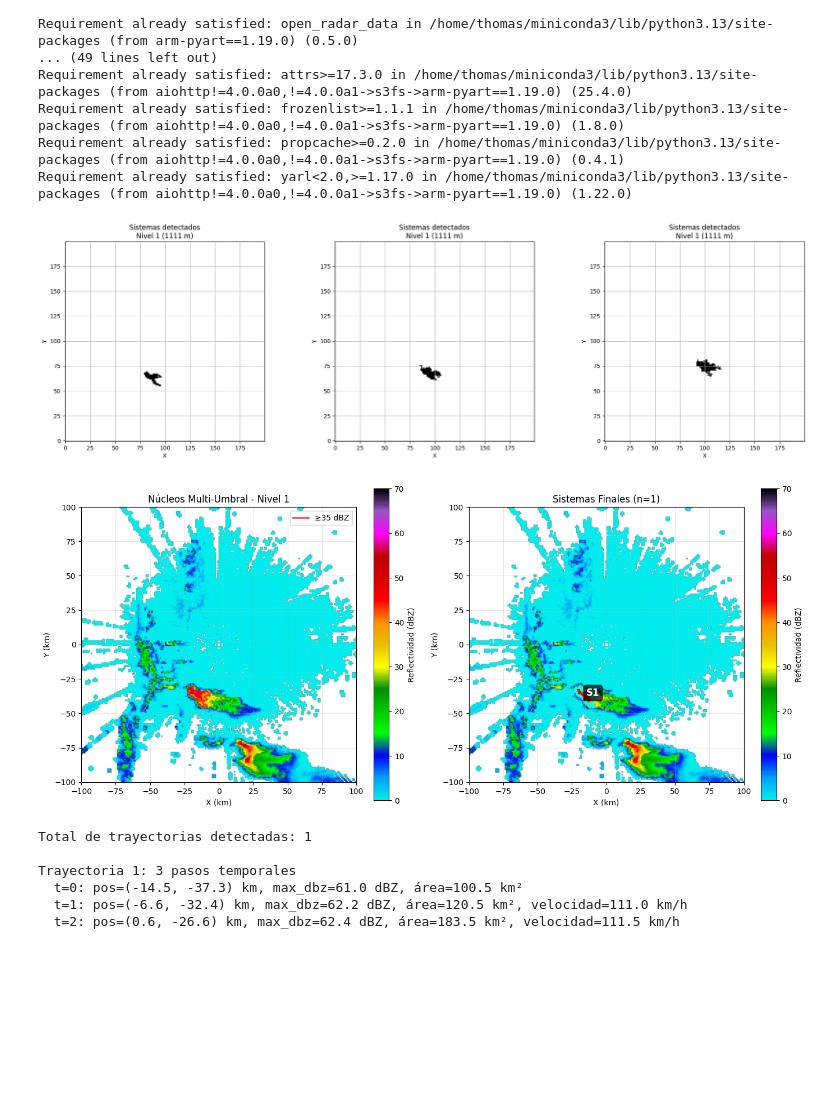
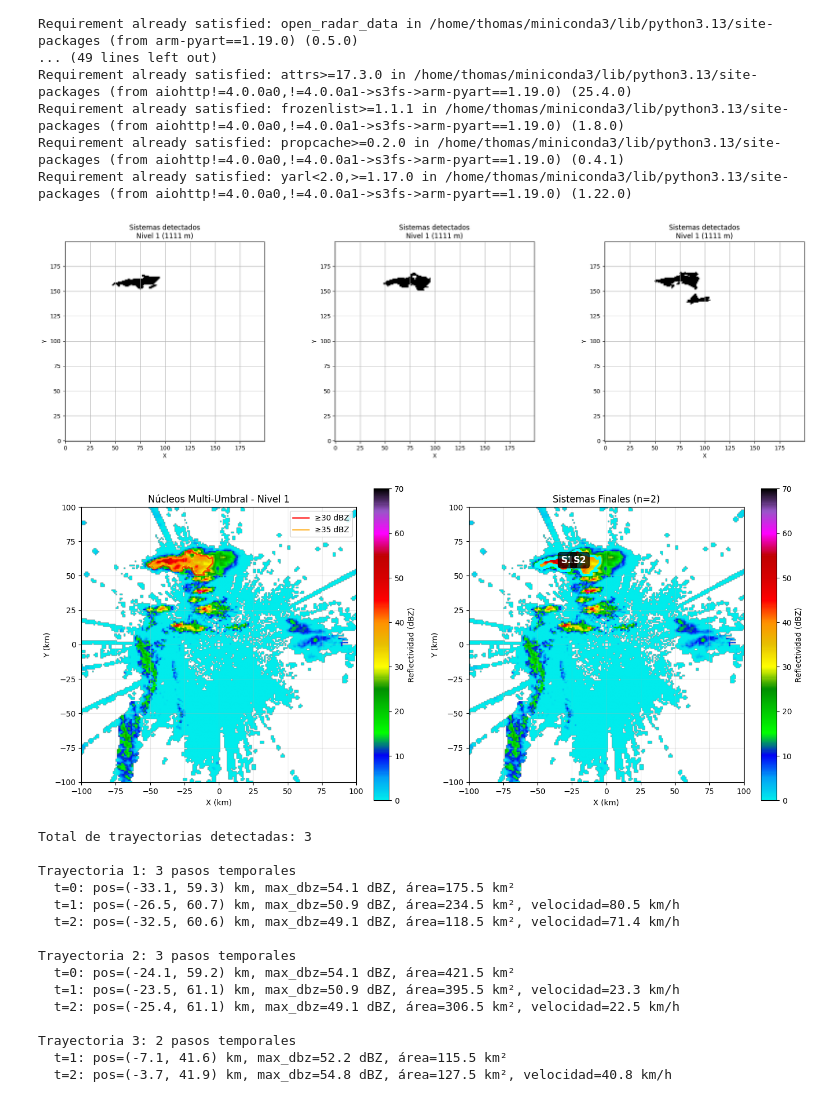
Before and after one commit to Thomas0204/Ploteo-Acumulados, a Jupyter notebook: traking/tracking_prueba_thomi_v1.ipynb, the cells around one changed output. Saved outputs shown, nothing was run; the diff lists cells and outputs as text; code cells hidden in the pictures; blank space fills up the shorter version.

```diff
--- a/traking/tracking_prueba_thomi_v1.ipynb
+++ b/traking/tracking_prueba_thomi_v1.ipynb
@@ -35,12 +35,11 @@ from skimage import measure
 from scipy.optimize import linear_sum_assignment
 # %%
 #####################################################################################################
-dato_radar_inicial="datos/RMA1_0303_01_20241128T200036Z.nc"
-dato_radar_current_1="datos/RMA1_0303_01_20241128T201336Z.nc"
-dato_radar_current_2="datos/RMA1_0303_01_20241128T202635Z.nc"
-dato_radar_current_3="datos/RMA1_0303_01_20241128T203936Z.nc"
-dato_radar_current_4="datos/RMA1_0303_01_20241128T205235Z.nc"
-dato_radar_current_5="datos/RMA1_0303_01_20241128T214436Z.nc"
+dato_radar_inicial="datos/RMA1_0303_01_20241128T214436Z.nc"
+dato_radar_current_1="datos/RMA1_0303_01_20241128T215736Z.nc"
+dato_radar_current_2="datos/RMA1_0303_01_20241128T221036Z.nc"
+dato_radar_current_3="datos/RMA1_0303_01_20241128T222336Z.nc"
+dato_radar_current_4 = "datos/RMA1_0303_01_20241128T224936Z.nc"
 
 #####################################################################################################
 dato_radar_inicial = pyart.io.read(dato_radar_inicial)
@@ -48,7 +47,6 @@ dato_radar_current_1 = pyart.io.read(dato_radar_current_1)
 dato_radar_current_2 = pyart.io.read(dato_radar_current_2)
 dato_radar_current_3 = pyart.io.read(dato_radar_current_3)
 dato_radar_current_4 = pyart.io.read(dato_radar_current_4)
-dato_radar_current_5 = pyart.io.read(dato_radar_current_5)
 
 #####################################################################################################
 # %%
@@ -104,7 +97,7 @@ from skimage import measure
 import scipy.ndimage as ndi
 from matplotlib.colors import ListedColormap
 
-def detectar_sistemas_convectivos_visual(grid, nivel=0, umbral_dbz=40, min_area_km2=80,
+def detectar_sistemas_convectivos_visual(grid, nivel=1, umbral_dbz=35, min_area_km2=80,
                                    extent_km=200, plot=True, return_axes=False, return_mask=False):
 
     dbz_slice = grid.fields['DBZH']['data'][nivel, :, :]
@@ -167,7 +160,7 @@ fig, axs = plt.subplots(1,3, figsize=(20, 6))
 grids = [grid_inicial, grid_current_1, grid_current_2]
 
 for i, grid in enumerate(grids):
-    systems, mask = detectar_sistemas_convectivos_visual(grid, nivel=2, umbral_dbz=35,
+    systems, mask = detectar_sistemas_convectivos_visual(grid, nivel=1, umbral_dbz=30,
                                                    min_area_km2=100, extent_km=200,
                                                    plot=False, return_mask=True)
 
@@ -180,7 +173,7 @@ for i, grid in enumerate(grids):
 plt.tight_layout()
 plt.show()
 # %% [output]
-[figure, old version]
+[figure, new version]
 # %%
 ################################################################################
 # FASE 1: IDENTIFICACIÓN MULTI-UMBRAL CON MORFOLOGÍA MATEMÁTICA
@@ -656,34 +649,30 @@ def visualizar_deteccion_multiumbral(dbz_slice, systems_multi, systems_final,
 # %%
 # 1. DETECCIÓN con ETITAN multi-umbral
 systems_t0 = detectar_sistemas_etitan(
-    grid_inicial, nivel=1,
-    umbrales_dbz=[35, 40, 45, 50],
-    min_area_km2=100, extent_km=200, plot=True
+    grid_current_1, nivel=1,
+    umbrales_dbz=[30, 35, 40, 45],
+    min_area_km2=50, extent_km=200, plot=True
 )
 
 systems_t1 = detectar_sistemas_etitan(
-    grid_current_1, nivel=1,
-    umbrales_dbz=[35, 40, 45, 50],
-    min_area_km2=100, extent_km=200, plot=False
+    grid_current_2, nivel=1,
+    umbrales_dbz=[30, 35, 40, 45],
+    min_area_km2=50, extent_km=200, plot=False
 )
 
 systems_t2 = detectar_sistemas_etitan(
-    grid_current_2, nivel=1,
-    umbrales_dbz=[35, 40, 45, 50],
-    min_area_km2=100, extent_km=200, plot=False
+   grid_current_3, nivel=1,
+   umbrales_dbz=[30, 35, 40, 45],
+   min_area_km2=50, extent_km=200, plot=False
 )
 
 systems_t3 = detectar_sistemas_etitan(
-    grid_current_3, nivel=1,
-    umbrales_dbz=[35, 40, 45, 50],
-    min_area_km2=100, extent_km=200, plot=False
+    grid_current_4, nivel=1,
+    umbrales_dbz=[30, 35, 40, 45],
+    min_area_km2=50, extent_km=200, plot=False
 )
 
-systems_t4 = detectar_sistemas_etitan(
-    grid_current_4, nivel=1,
-    umbrales_dbz=[35, 40, 45, 50],
-    min_area_km2=100, extent_km=200, plot=False
-)
+
 
 # 2. TRACKING con restricciones dinámicas
 velocity_history = {}
@@ -697,7 +686,7 @@ matches_0_1 = tracking_etitan(
 )
 velocity_history = actualizar_velocidad_history(velocity_history, matches_0_1)
 
-# Match t1 → t2 (ESTO FALTABA!)
+# Match t1 → t2
 matches_1_2 = tracking_etitan(
     systems_t1, systems_t2,
     max_distance_km=20,
@@ -711,40 +700,49 @@ systems_forecast = pronosticar_posiciones_etitan(
     systems_t2,  # Último tiempo disponible
     velocity_history,
     forecast_minutes=10
 )
 
 # 4. CONSTRUIR TRAYECTORIAS COMPLETAS
 lista_sistemas = [systems_t0, systems_t1, systems_t2]
 lista_matches = [matches_0_1, matches_1_2]
 trajectories = construir_trayectorias_etitan(lista_sistemas, lista_matches)
 
 # 5. ANÁLISIS
 print(f"Total de trayectorias detectadas: {len(trajectories)}\n")
 
 for traj_id, traj_data in trajectories.items():
     if len(traj_data) >= 2:  # Trayectorias con al menos 2 puntos
         print(f"Trayectoria {traj_id}: {len(traj_data)} pasos temporales")
         for step in traj_data:
             sys = step['system']
             vel_str = ""
             if 'velocity' in step:
                 vx, vy = step['velocity']
                 v_mag = np.sqrt(vx**2 + vy**2)
                 vel_str = f", velocidad={v_mag:.1f} km/h"
 
             print(f"  t={step['time_step']}: "
                   f"pos=({sys['centroid'].x:.1f}, {sys['centroid'].y:.1f}) km, "
                   f"max_dbz={sys['max_dbz']:.1f} dBZ, "
                   f"área={sys['area_km2']:.1f} km²{vel_str}")
         print()  # Línea en blanco entre trayectorias
 # %% [output]
-[figure, old version]
+[figure, new version]
-Total de trayectorias detectadas: 1
+Total de trayectorias detectadas: 3
 
 Trayectoria 1: 3 pasos temporales
-  t=0: pos=(-14.5, -37.3) km, max_dbz=61.0 dBZ, área=100.5 km²
-  t=1: pos=(-6.6, -32.4) km, max_dbz=62.2 dBZ, área=120.5 km², velocidad=111.0 km/h
-  t=2: pos=(0.6, -26.6) km, max_dbz=62.4 dBZ, área=183.5 km², velocidad=111.5 km/h
+  t=0: pos=(-33.1, 59.3) km, max_dbz=54.1 dBZ, área=175.5 km²
+  t=1: pos=(-26.5, 60.7) km, max_dbz=50.9 dBZ, área=234.5 km², velocidad=80.5 km/h
+  t=2: pos=(-32.5, 60.6) km, max_dbz=49.1 dBZ, área=118.5 km², velocidad=71.4 km/h
+
+Trayectoria 2: 3 pasos temporales
+  t=0: pos=(-24.1, 59.2) km, max_dbz=54.1 dBZ, área=421.5 km²
+  t=1: pos=(-23.5, 61.1) km, max_dbz=50.9 dBZ, área=395.5 km², velocidad=23.3 km/h
+  t=2: pos=(-25.4, 61.1) km, max_dbz=49.1 dBZ, área=306.5 km², velocidad=22.5 km/h
+
+Trayectoria 3: 2 pasos temporales
+  t=1: pos=(-7.1, 41.6) km, max_dbz=52.2 dBZ, área=115.5 km²
+  t=2: pos=(-3.7, 41.9) km, max_dbz=54.8 dBZ, área=127.5 km², velocidad=40.8 km/h
 # %%
 def plot_forecast_multi(
     systems_now,
```
Also changed, not shown: parts of 3 cells of this notebook, 8 other files.
